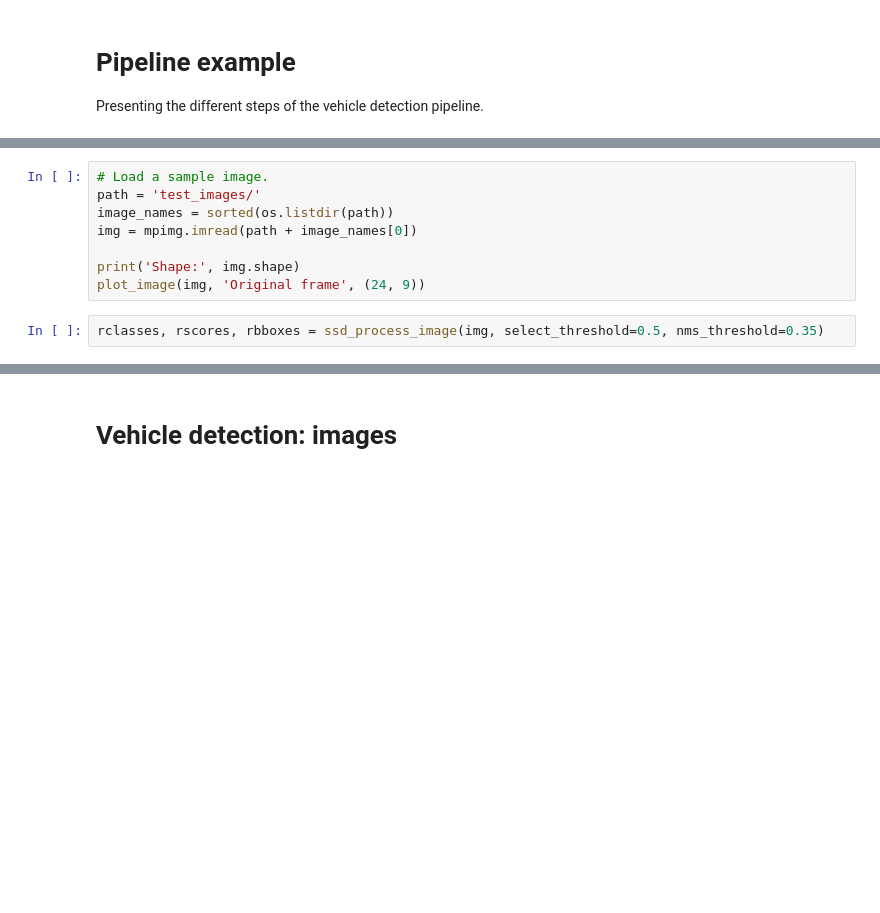
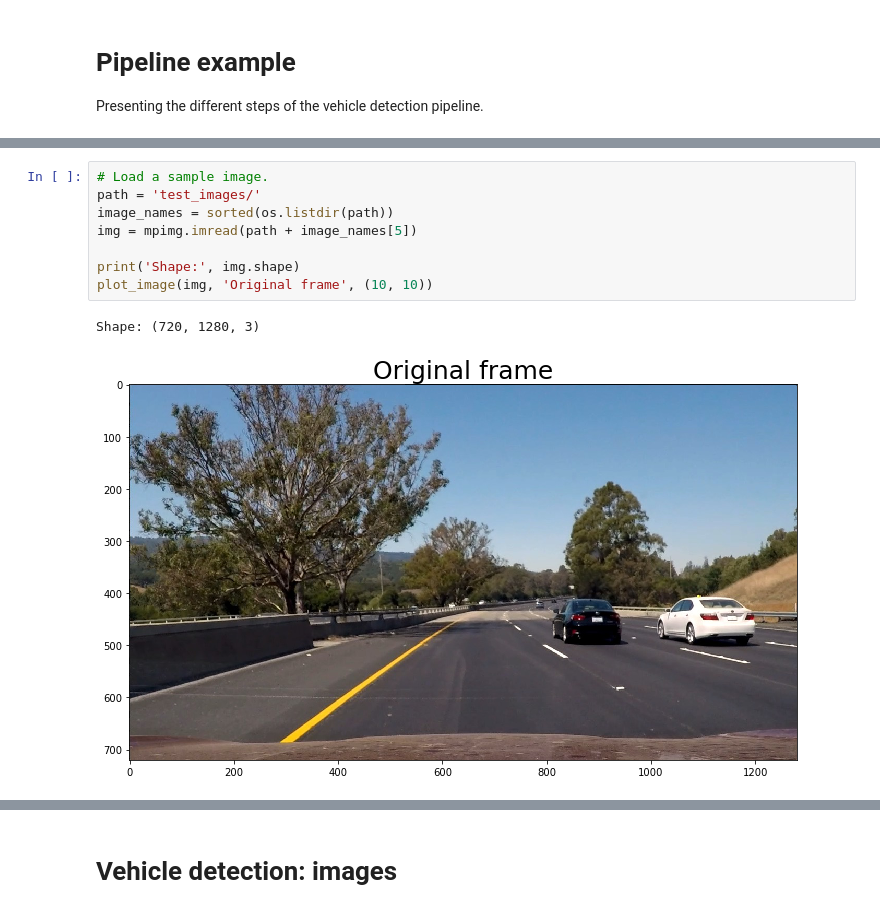
Before and after one commit to balancap/SDC-Vehicle-Detection, a Jupyter notebook: vehicle-detection.ipynb, the cells around one changed output, grey strips where cells are left out. Drawn from its saved outputs; the diff is of its cells as text; blank space fills up the shorter version.

```diff
--- a/vehicle-detection.ipynb
+++ b/vehicle-detection.ipynb
@@ -114,10 +127,11 @@ def ssd_process_image(img, select_threshold=0.5, nms_threshold=0.35):
 # %%
 # Load a sample image.
 path = 'test_images/'
 image_names = sorted(os.listdir(path))
-img = mpimg.imread(path + image_names[0])
+img = mpimg.imread(path + image_names[5])
 
 print('Shape:', img.shape)
-plot_image(img, 'Original frame', (24, 9))
+plot_image(img, 'Original frame', (10, 10))
+# %% [output]
+Shape: (720, 1280, 3)
+[figure, added]
-# %%
-rclasses, rscores, rbboxes = ssd_process_image(img, select_threshold=0.5, nms_threshold=0.35)
```
Also changed, not shown: parts of 15 cells of this notebook, 1 other file.
